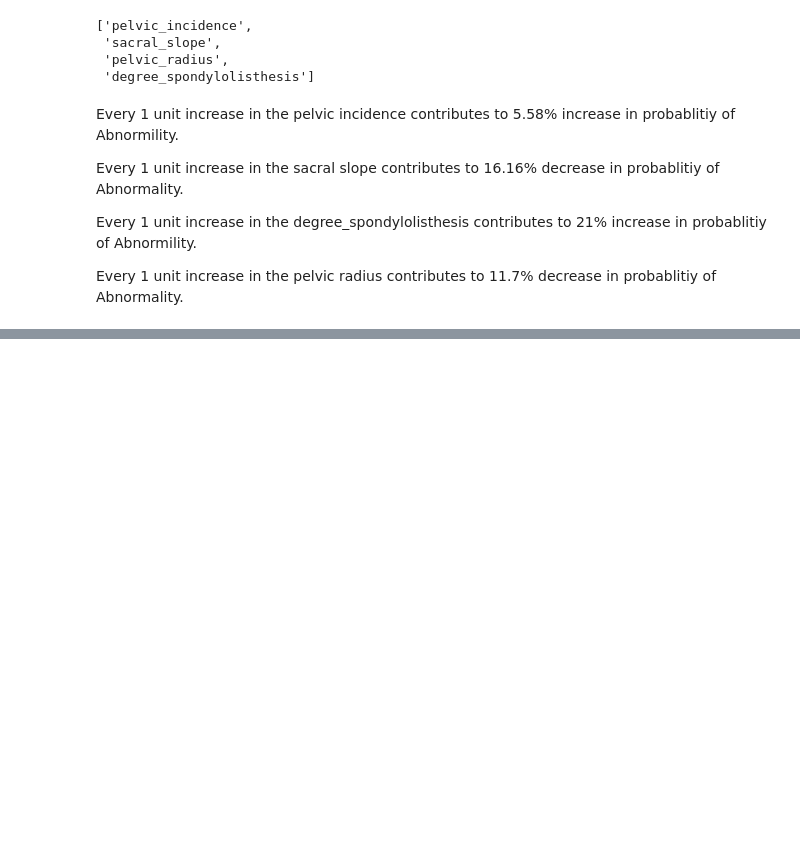
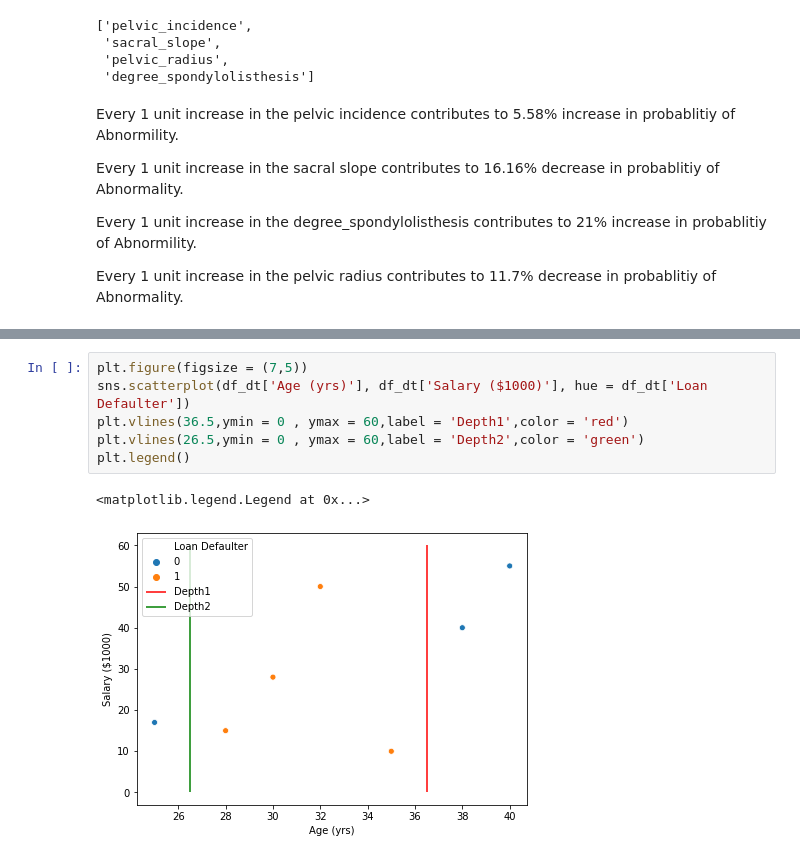
Before and after one commit to pratikasarkar/Supervised-Learning---Classification, a Jupyter notebook: Classification_Basics.ipynb, the cells around one changed output, grey strips where cells are left out. Cells and saved outputs as stored; diff of their text form; blank space fills up the shorter version.

```diff
--- a/Classification_Basics.ipynb
+++ b/Classification_Basics.ipynb
@@ -638,0 +718,9 @@ Every 1 unit increase in the pelvic radius contributes to 11.7% decrease in prob
+# %%
+plt.figure(figsize = (7,5))
+sns.scatterplot(df_dt['Age (yrs)'], df_dt['Salary ($1000)'], hue = df_dt['Loan Defaulter'])
+plt.vlines(36.5,ymin = 0 , ymax = 60,label = 'Depth1',color = 'red')
+plt.vlines(26.5,ymin = 0 , ymax = 60,label = 'Depth2',color = 'green')
+plt.legend()
+# %% [output]
+<matplotlib.legend.Legend at 0x...>
+[figure, added]
```
Also changed, not shown: parts of 12 cells of this notebook.
